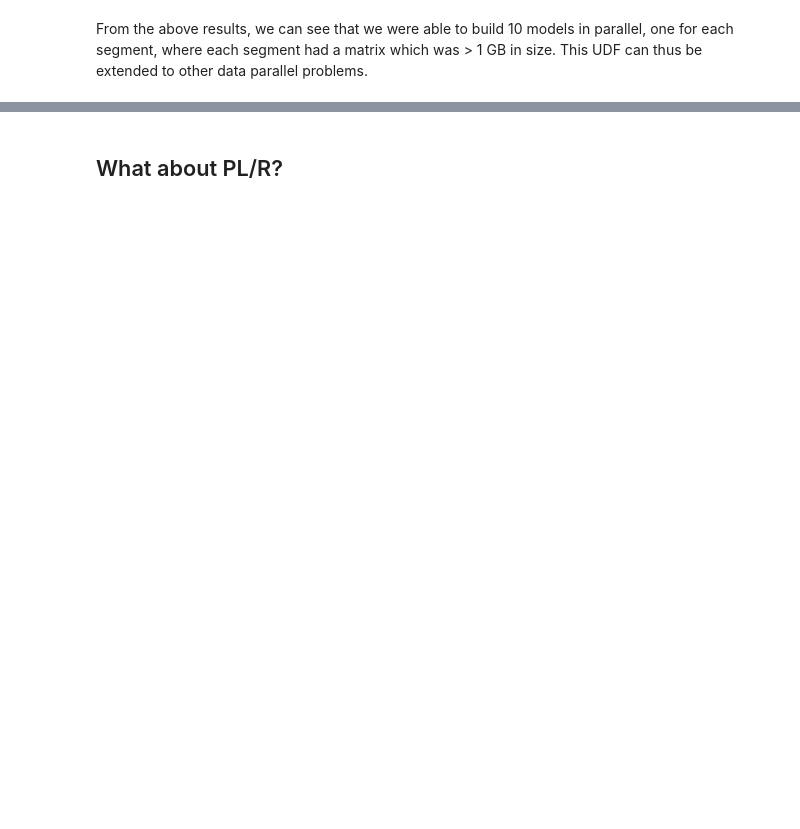
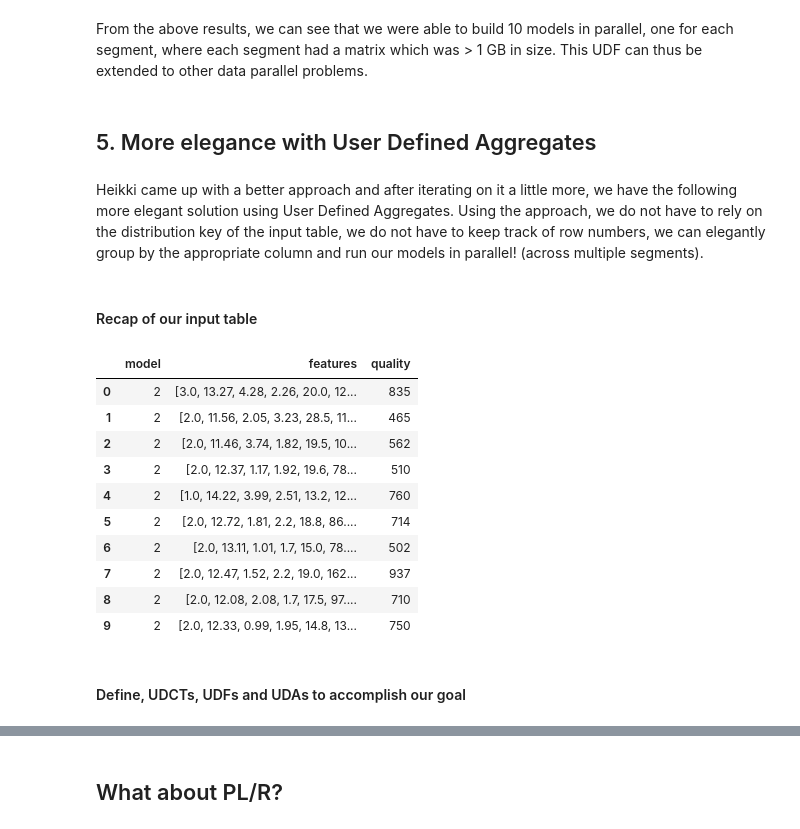
Before and after one commit to vatsan/gp-sql-snippets, a Jupyter notebook: notebooks/01_max_fieldsize_1gb_workaround.ipynb, the cells around one changed output, grey strips where cells are left out. Saved outputs shown, nothing was run; the diff lists cells and outputs as text; code cells hidden in the pictures; blank space fills up the shorter version.

Commit message:
added a more elegant approach based on UDA

```diff
--- a/notebooks/01_max_fieldsize_1gb_workaround.ipynb
+++ b/notebooks/01_max_fieldsize_1gb_workaround.ipynb
@@ -366,3 +366,30 @@ where
 | 9 | 52 | 3 | 9790000 | 9790000 | sdw2 | [-318.618679571, 66.1469191955, -... | 64.754602 | 0.724984 |
 # %% [markdown]
 From the above results, we can see that we were able to build 10 models in parallel, one for each segment, where each segment had a matrix which was > 1 GB in size. This UDF can thus be extended to other data parallel problems.
+# %% [markdown]
+## 5. More elegance with User Defined Aggregates
+# %% [markdown]
+Heikki came up with a better approach and after iterating on it a little more, we have the following more elegant solution using User Defined Aggregates. Using the approach, we do not have to rely on the distribution key of the input table, we do not have to keep track of row numbers, we can elegantly group by the appropriate column and run our models in parallel! (across multiple segments).
+# %% [markdown]
+#### Recap of our input table
+# %%
+%%showsql
+select
+    *
+from
+    wine_sample
+limit 10;
+# %% [output]
+|  | model | features | quality |
+| 0 | 2 | [3.0, 13.27, 4.28, 2.26, 20.0, 12... | 835 |
+| 1 | 2 | [2.0, 11.56, 2.05, 3.23, 28.5, 11... | 465 |
+| 2 | 2 | [2.0, 11.46, 3.74, 1.82, 19.5, 10... | 562 |
+| 3 | 2 | [2.0, 12.37, 1.17, 1.92, 19.6, 78... | 510 |
+| 4 | 2 | [1.0, 14.22, 3.99, 2.51, 13.2, 12... | 760 |
+| 5 | 2 | [2.0, 12.72, 1.81, 2.2, 18.8, 86.... | 714 |
+| 6 | 2 | [2.0, 13.11, 1.01, 1.7, 15.0, 78.... | 502 |
+| 7 | 2 | [2.0, 12.47, 1.52, 2.2, 19.0, 162... | 937 |
+| 8 | 2 | [2.0, 12.08, 2.08, 1.7, 17.5, 97.... | 710 |
+| 9 | 2 | [2.0, 12.33, 0.99, 1.95, 14.8, 13... | 750 |
+# %% [markdown]
+#### Define, UDCTs, UDFs and UDAs to accomplish our goal
```
Also changed, not shown: parts of 3 cells of this notebook.
